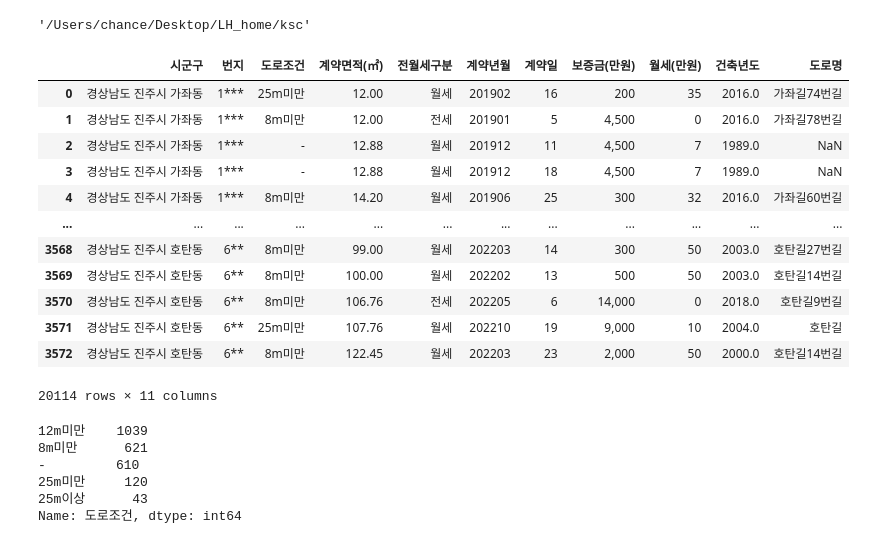
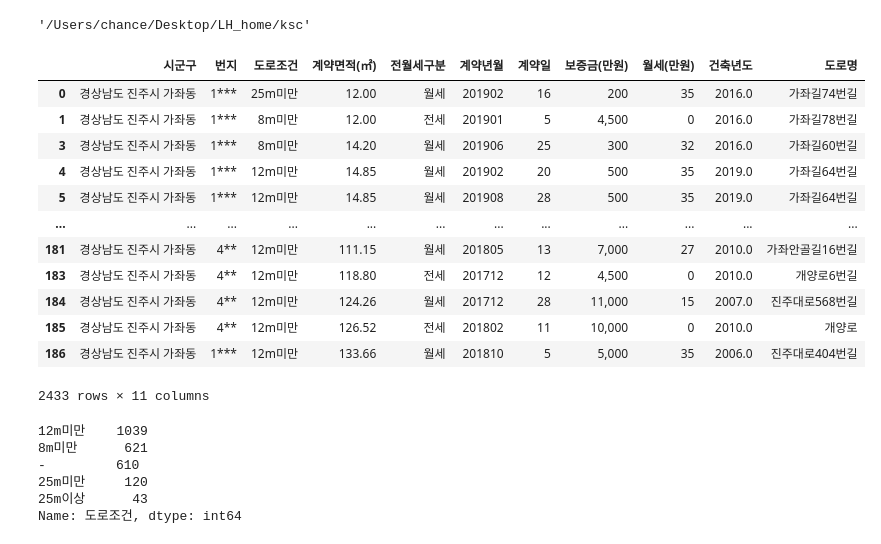
Before and after one commit to ChanceMKR/LH_home, a Jupyter notebook: ksc/lh_home.ipynb, the cells around one changed output. Drawn from its saved outputs; the diff is of its cells as text; code cells hidden in the pictures.

```diff
--- a/ksc/lh_home.ipynb
+++ b/ksc/lh_home.ipynb
@@ -12,28 +12,27 @@ os.getcwd()
 # %%
 folder = os.listdir()
 
 file = []
 for f in folder:
-    if "jinju_all" in f:
+    if "gajwa" in f:
         data = pd.read_csv("./" + f, encoding="cp949", skiprows=15)
         data = data[list(data.columns[:11])]
         file.append(data)
 
-jinju_all = pd.concat(file)
-# jinju_all = jinju_all.dropna(axis=0)
-
-jinju_all
+gajwa = pd.concat(file)
+gajwa = gajwa.dropna(axis=0)
+gajwa
 # %% [output]
 |  | 시군구 | 번지 | 도로조건 | 계약면적(㎡) | 전월세구분 | 계약년월 | 계약일 | 보증금(만원) | 월세(만원) | 건축년도 | 도로명 |
 | 0 | 경상남도 진주시 가좌동 | 1*** | 25m미만 | 12.00 | 월세 | 201902 | 16 | 200 | 35 | 2016.0 | 가좌길74번길 |
 | 1 | 경상남도 진주시 가좌동 | 1*** | 8m미만 | 12.00 | 전세 | 201901 | 5 | 4,500 | 0 | 2016.0 | 가좌길78번길 |
-| 2 | 경상남도 진주시 가좌동 | 1*** | - | 12.88 | 월세 | 201912 | 11 | 4,500 | 7 | 1989.0 | NaN |
-| 3 | 경상남도 진주시 가좌동 | 1*** | - | 12.88 | 월세 | 201912 | 18 | 4,500 | 7 | 1989.0 | NaN |
-| 4 | 경상남도 진주시 가좌동 | 1*** | 8m미만 | 14.20 | 월세 | 201906 | 25 | 300 | 32 | 2016.0 | 가좌길60번길 |
+| 3 | 경상남도 진주시 가좌동 | 1*** | 8m미만 | 14.20 | 월세 | 201906 | 25 | 300 | 32 | 2016.0 | 가좌길60번길 |
+| 4 | 경상남도 진주시 가좌동 | 1*** | 12m미만 | 14.85 | 월세 | 201902 | 20 | 500 | 35 | 2019.0 | 가좌길64번길 |
+| 5 | 경상남도 진주시 가좌동 | 1*** | 12m미만 | 14.85 | 월세 | 201908 | 28 | 500 | 35 | 2019.0 | 가좌길64번길 |
 | ... | ... | ... | ... | ... | ... | ... | ... | ... | ... | ... | ... |
-| 3568 | 경상남도 진주시 호탄동 | 6** | 8m미만 | 99.00 | 월세 | 202203 | 14 | 300 | 50 | 2003.0 | 호탄길27번길 |
-| 3569 | 경상남도 진주시 호탄동 | 6** | 8m미만 | 100.00 | 월세 | 202202 | 13 | 500 | 50 | 2003.0 | 호탄길14번길 |
-| 3570 | 경상남도 진주시 호탄동 | 6** | 8m미만 | 106.76 | 전세 | 202205 | 6 | 14,000 | 0 | 2018.0 | 호탄길9번길 |
-| 3571 | 경상남도 진주시 호탄동 | 6** | 25m미만 | 107.76 | 월세 | 202210 | 19 | 9,000 | 10 | 2004.0 | 호탄길 |
-| 3572 | 경상남도 진주시 호탄동 | 6** | 8m미만 | 122.45 | 월세 | 202203 | 23 | 2,000 | 50 | 2000.0 | 호탄길14번길 |
+| 181 | 경상남도 진주시 가좌동 | 4** | 12m미만 | 111.15 | 월세 | 201805 | 13 | 7,000 | 27 | 2010.0 | 가좌안골길16번길 |
+| 183 | 경상남도 진주시 가좌동 | 4** | 12m미만 | 118.80 | 전세 | 201712 | 12 | 4,500 | 0 | 2010.0 | 개양로6번길 |
+| 184 | 경상남도 진주시 가좌동 | 4** | 12m미만 | 124.26 | 월세 | 201712 | 28 | 11,000 | 15 | 2007.0 | 진주대로568번길 |
+| 185 | 경상남도 진주시 가좌동 | 4** | 12m미만 | 126.52 | 전세 | 201802 | 11 | 10,000 | 0 | 2010.0 | 개양로 |
+| 186 | 경상남도 진주시 가좌동 | 1*** | 12m미만 | 133.66 | 월세 | 201810 | 5 | 5,000 | 35 | 2006.0 | 진주대로404번길 |
-20114 rows × 11 columns
+2433 rows × 11 columns
```
Also changed, not shown: parts of 14 cells of this notebook, 1 other file.
